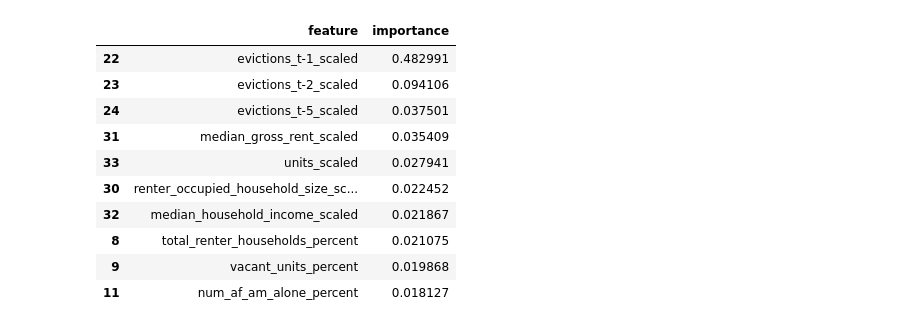
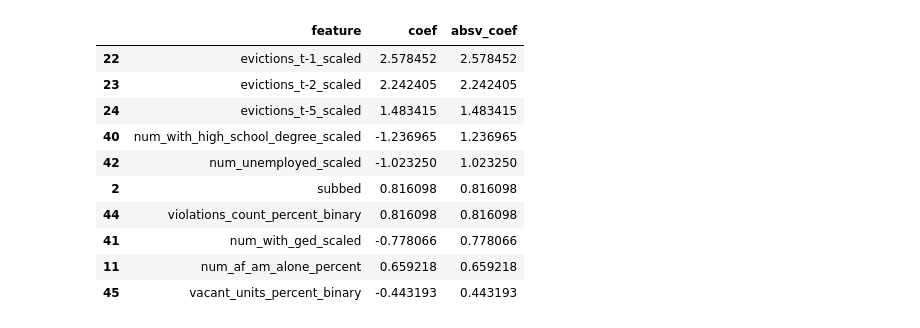
Before and after one commit to sinclairtarget/philly-evictions, a Jupyter notebook: interpret.ipynb, the cells around one changed output. Saved outputs shown, nothing was run; the diff lists cells and outputs as text; code cells hidden in the pictures.

```diff
--- a/interpret.ipynb
+++ b/interpret.ipynb
@@ -1,13 +1,19 @@
 # %%
+import pipeline
+
+from sklearn.metrics import *
+
 import pandas as pd
 import numpy as np
-import pipeline
+from pipeline import analyze_best_model
 from sklearn.tree import DecisionTreeClassifier
 from sklearn.svm import LinearSVR
-
 from sklearn.svm import LinearSVC
+from sklearn.linear_model import LogisticRegression
+from sklearn.ensemble import RandomForestClassifier
 
 import warnings
 warnings.filterwarnings('ignore')
 
 pd.set_option('display.max_columns', None)
+pd.set_option('display.max_rows', None)
@@ -74,0 +86,11 @@ top_k_blocks_clf(model, X_train, y_train, X_test, 0.16).head(10)
+# %%
+# regresssions
+train_df = cleaned_splits[5][0]
+test_df = cleaned_splits[5][1]
+
+params = {'C': 0.1}
+model = LinearSVR()
+label ='evictions'
+k = 0.16
+
+analyze_best_model.top_k_blocks_reg(model, params, train_df, test_df, label, k).head(10)
@@ -75,14 +109,14 @@ top_k_blocks_clf(model, X_train, y_train, X_test, 0.16).head(10)
 # %%
-feature_importance_clf(model).head(10)
+analyze_best_model.feature_importance_reg(model, params, train_df, test_df, label).head(10)
 # %% [output]
-|  | feature | importance |
-| 22 | evictions_t-1_scaled | 0.482991 |
-| 23 | evictions_t-2_scaled | 0.094106 |
-| 24 | evictions_t-5_scaled | 0.037501 |
-| 31 | median_gross_rent_scaled | 0.035409 |
-| 33 | units_scaled | 0.027941 |
-| 30 | renter_occupied_household_size_sc... | 0.022452 |
-| 32 | median_household_income_scaled | 0.021867 |
-| 8 | total_renter_households_percent | 0.021075 |
-| 9 | vacant_units_percent | 0.019868 |
-| 11 | num_af_am_alone_percent | 0.018127 |
+|  | feature | coef | absv_coef |
+| 22 | evictions_t-1_scaled | 2.578452 | 2.578452 |
+| 23 | evictions_t-2_scaled | 2.242405 | 2.242405 |
+| 24 | evictions_t-5_scaled | 1.483415 | 1.483415 |
+| 40 | num_with_high_school_degree_scaled | -1.236965 | 1.236965 |
+| 42 | num_unemployed_scaled | -1.023250 | 1.023250 |
+| 2 | subbed | 0.816098 | 0.816098 |
+| 44 | violations_count_percent_binary | 0.816098 | 0.816098 |
+| 41 | num_with_ged_scaled | -0.778066 | 0.778066 |
+| 11 | num_af_am_alone_percent | 0.659218 | 0.659218 |
+| 45 | vacant_units_percent_binary | -0.443193 | 0.443193 |
```
Also changed, not shown: parts of 10 cells of this notebook, 1 other file.
